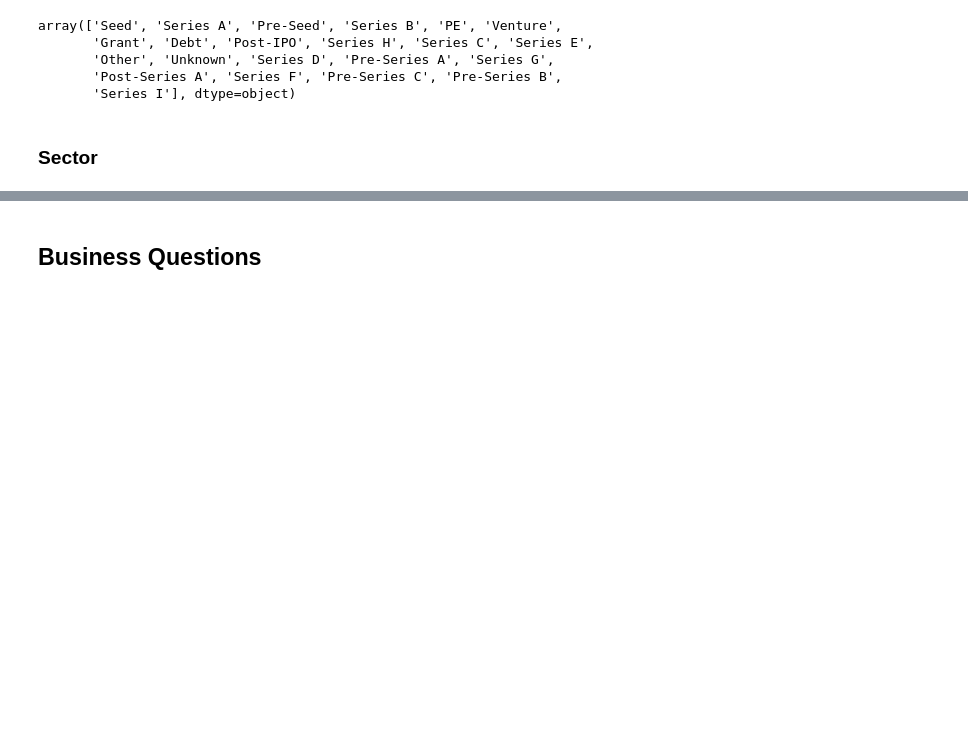
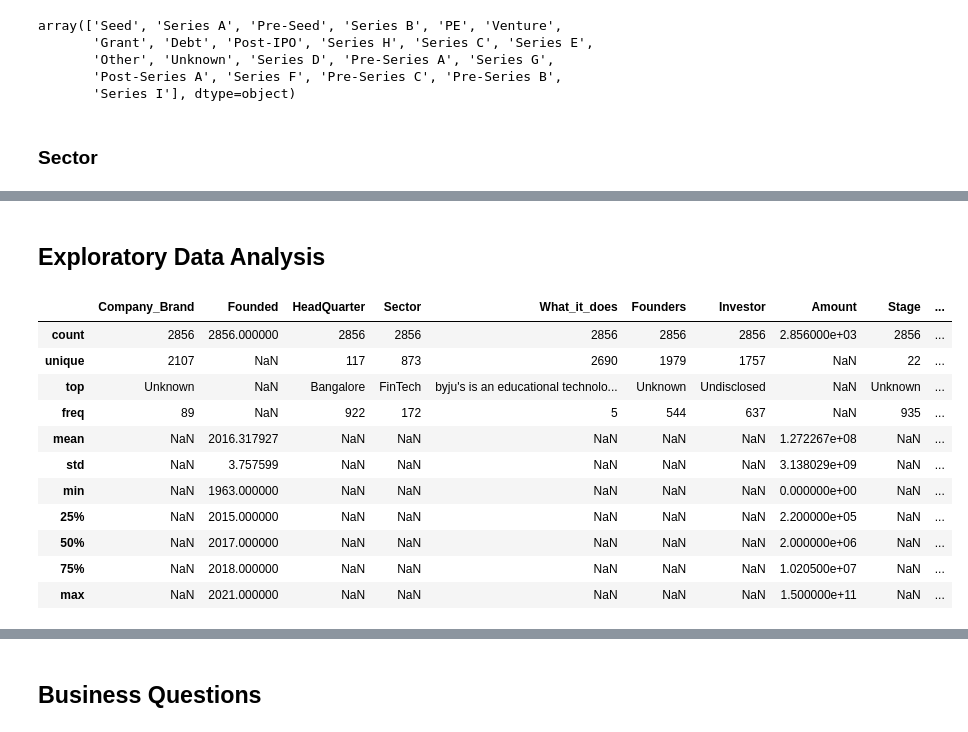
Before and after one commit to elishastanley/Indian-Start-up-Funding-Analysis-2018-2021, a Jupyter notebook: notebook/main.ipynb, the cells around one changed output, grey strips where cells are left out. Drawn from its saved outputs; the diff is of its cells as text; code cells hidden in the pictures; blank space fills up the shorter version.

```diff
--- a/notebook/main.ipynb
+++ b/notebook/main.ipynb
@@ -376,33 +338,18 @@ array(['Bangalore', 'Mumbai', 'Gurgaon', 'Noida', 'Hyderabad', 'Kalkaji',
 ### Amount
 # %%
 # Define conversion rates for each year
-conversion_rates = {
-    2018: 0.01482,
-    2019: 0.01434,
-    2020: 0.01331,
-    2021: 0.01378
-}
+conversion_rates = {2018: 0.01482, 2019: 0.01434, 2020: 0.01331, 2021: 0.01378}
 
 # Optimized function to clean and convert Amount values
 def clean_amount(amount, year):
-    # Ensure the amount is treated as a string
-    if pd.isnull(amount):
+    if pd.isnull(amount) or str(amount).strip() in ['-', '—', '--', 'Undisclosed', 'Undisclosed ']:
         return 0
-    amount = str(amount).strip()
-    # Handle specific non-numeric strings
-    if amount in ['-', '—', '--', 'Undisclosed', 'Undisclosed ']:
+    amount = str(amount).replace(',', '').replace('$', '').replace('₹', '')
+    try:
+        return float(amount) * conversion_rates.get(year, 1) if '₹' in amount else float(amount)
+    except ValueError:
         return 0
-    # Remove currency symbols and commas
-    amount = amount.replace(',', '').replace('$', '').replace('₹', '')
-    try:
-        # Convert based on year if it's in rupees
-        if '₹' in amount:
-            return float(amount) * conversion_rates[year]
-        # Otherwise, assume it's already in dollars
-        return float(amount)
-    except ValueError:
-        # If conversion fails, return 0
-        return 0
+
 
 # Apply the cleaning function to the Amount column
 data['Amount'] = data.apply(lambda row: clean_amount(
@@ -872,3 +531,20 @@ final_category_counts_after_merging_small, final_remaining_other_sectors
 # %%
 # Saving the DataFrame to a CSV file
 data.to_csv('data/cleaned_startup_funding.csv', index=False)
+# %% [markdown]
+## **Exploratory Data Analysis**
+# %%
+data.describe(include='all')
+# %% [output]
+|  | Company_Brand | Founded | HeadQuarter | Sector | What_it_does | Founders | Investor | Amount | Stage | ... |
+| count | 2856 | 2856.000000 | 2856 | 2856 | 2856 | 2856 | 2856 | 2.856000e+03 | 2856 | ... |
+| unique | 2107 | NaN | 117 | 873 | 2690 | 1979 | 1757 | NaN | 22 | ... |
+| top | Unknown | NaN | Bangalore | FinTech | byju's is an educational technolo... | Unknown | Undisclosed | NaN | Unknown | ... |
+| freq | 89 | NaN | 922 | 172 | 5 | 544 | 637 | NaN | 935 | ... |
+| mean | NaN | 2016.317927 | NaN | NaN | NaN | NaN | NaN | 1.272267e+08 | NaN | ... |
+| std | NaN | 3.757599 | NaN | NaN | NaN | NaN | NaN | 3.138029e+09 | NaN | ... |
+| min | NaN | 1963.000000 | NaN | NaN | NaN | NaN | NaN | 0.000000e+00 | NaN | ... |
+| 25% | NaN | 2015.000000 | NaN | NaN | NaN | NaN | NaN | 2.200000e+05 | NaN | ... |
+| 50% | NaN | 2017.000000 | NaN | NaN | NaN | NaN | NaN | 2.000000e+06 | NaN | ... |
+| 75% | NaN | 2018.000000 | NaN | NaN | NaN | NaN | NaN | 1.020500e+07 | NaN | ... |
+| max | NaN | 2021.000000 | NaN | NaN | NaN | NaN | NaN | 1.500000e+11 | NaN | ... |
```
Also changed, not shown: parts of 22 cells of this notebook, 1 other file.
